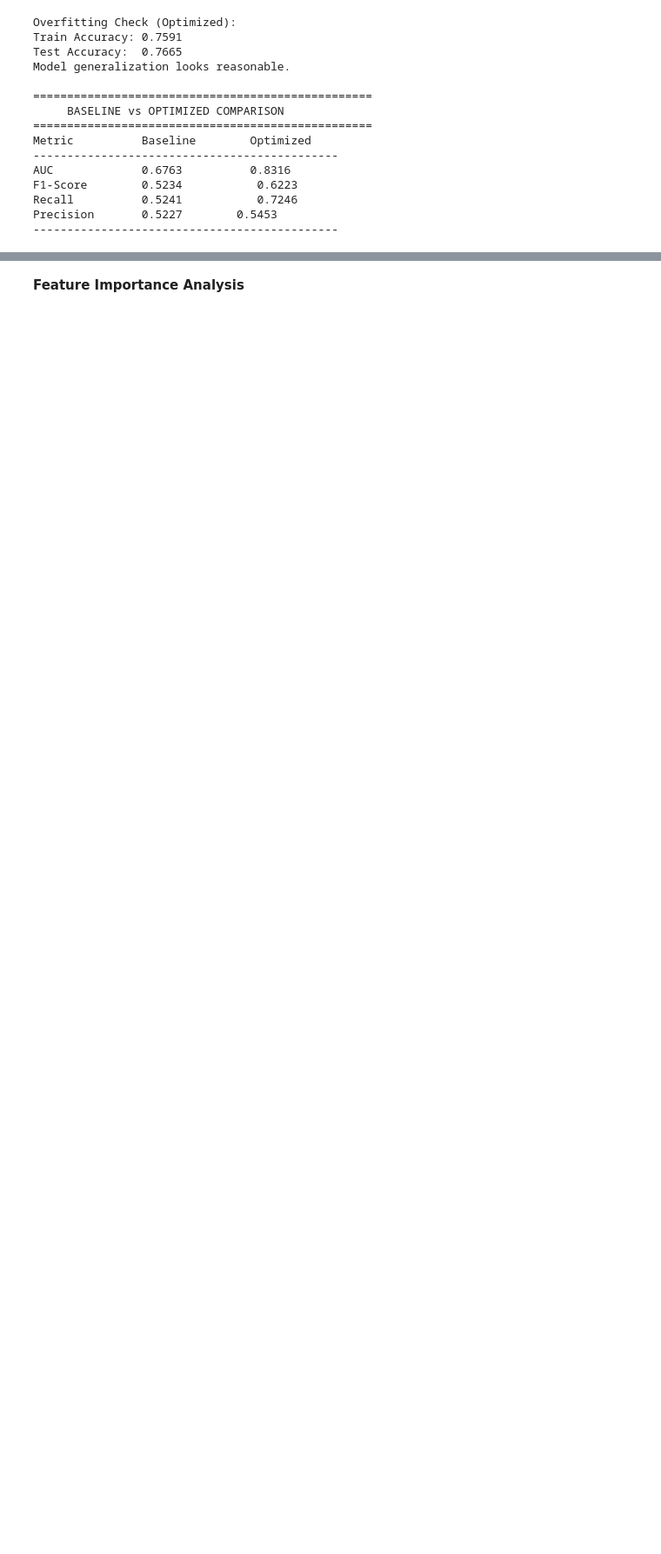
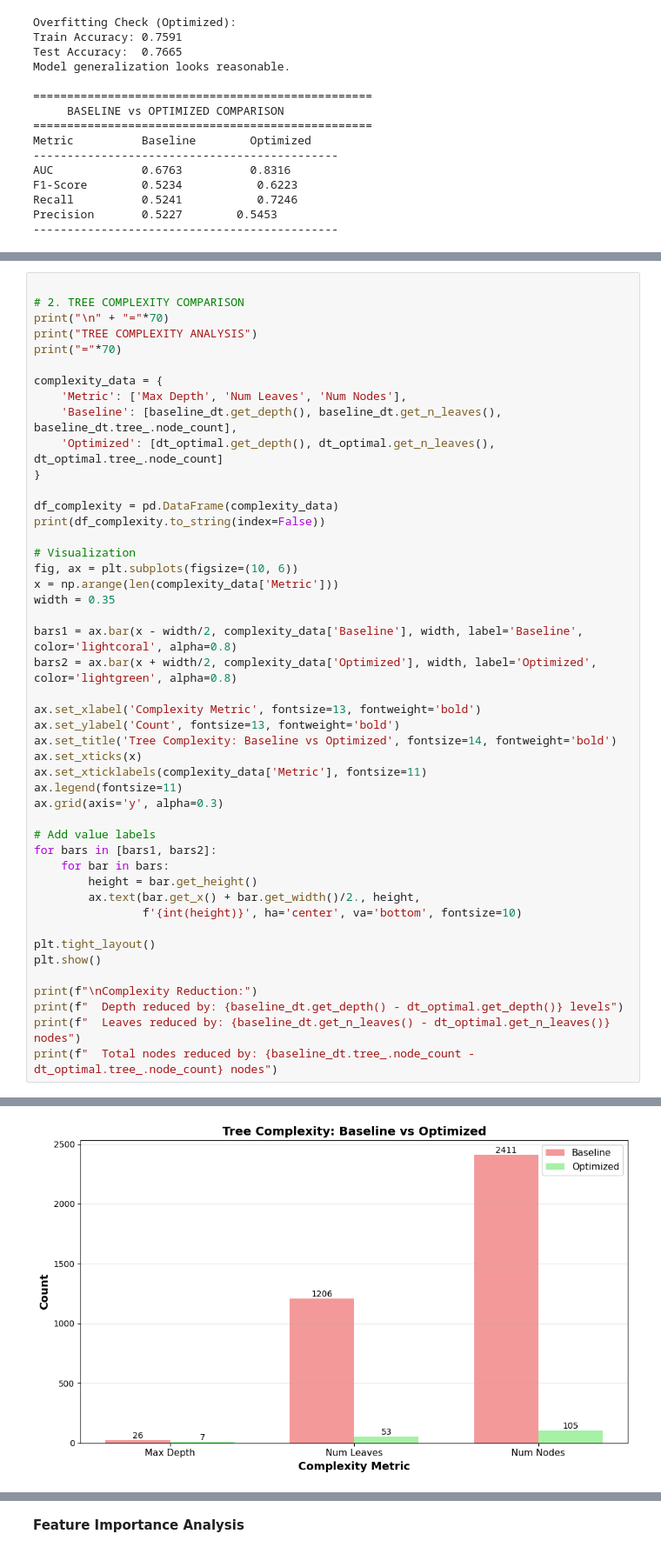
Before and after one commit to Dinu-Nimnara/CM2604_CW_2425587, a Jupyter notebook: CM2604_CW_2425587.ipynb, the cells around one changed output, grey strips where cells are left out. Shown at 87% size. Cells and saved outputs as stored; diff of their text form; blank space fills up the shorter version.

```diff
--- a/CM2604_CW_2425587.ipynb
+++ b/CM2604_CW_2425587.ipynb
@@ -1255,0 +1394,47 @@ Precision       0.5227        0.5453
+# %%
+
+# 2. TREE COMPLEXITY COMPARISON
+print("\n" + "="*70)
+print("TREE COMPLEXITY ANALYSIS")
+print("="*70)
+
+complexity_data = {
+    'Metric': ['Max Depth', 'Num Leaves', 'Num Nodes'],
+    'Baseline': [baseline_dt.get_depth(), baseline_dt.get_n_leaves(), baseline_dt.tree_.node_count],
+    'Optimized': [dt_optimal.get_depth(), dt_optimal.get_n_leaves(), dt_optimal.tree_.node_count]
+}
+
+df_complexity = pd.DataFrame(complexity_data)
+print(df_complexity.to_string(index=False))
+
+# Visualization
+fig, ax = plt.subplots(figsize=(10, 6))
+x = np.arange(len(complexity_data['Metric']))
+width = 0.35
+
+bars1 = ax.bar(x - width/2, complexity_data['Baseline'], width, label='Baseline', color='lightcoral', alpha=0.8)
+bars2 = ax.bar(x + width/2, complexity_data['Optimized'], width, label='Optimized', color='lightgreen', alpha=0.8)
+
+ax.set_xlabel('Complexity Metric', fontsize=13, fontweight='bold')
+ax.set_ylabel('Count', fontsize=13, fontweight='bold')
+ax.set_title('Tree Complexity: Baseline vs Optimized', fontsize=14, fontweight='bold')
+ax.set_xticks(x)
+ax.set_xticklabels(complexity_data['Metric'], fontsize=11)
+ax.legend(fontsize=11)
+ax.grid(axis='y', alpha=0.3)
+
+# Add value labels
+for bars in [bars1, bars2]:
+    for bar in bars:
+        height = bar.get_height()
+        ax.text(bar.get_x() + bar.get_width()/2., height,
+                f'{int(height)}', ha='center', va='bottom', fontsize=10)
+
+plt.tight_layout()
+plt.show()
+
+print(f"\nComplexity Reduction:")
+print(f"  Depth reduced by: {baseline_dt.get_depth() - dt_optimal.get_depth()} levels")
+print(f"  Leaves reduced by: {baseline_dt.get_n_leaves() - dt_optimal.get_n_leaves()} nodes")
+print(f"  Total nodes reduced by: {baseline_dt.tree_.node_count - dt_optimal.tree_.node_count} nodes")
+# %% [output]
@@ -1255,0 +1448 @@ Precision       0.5227        0.5453
+[figure, added]
```
Also changed, not shown: parts of 38 cells of this notebook.
